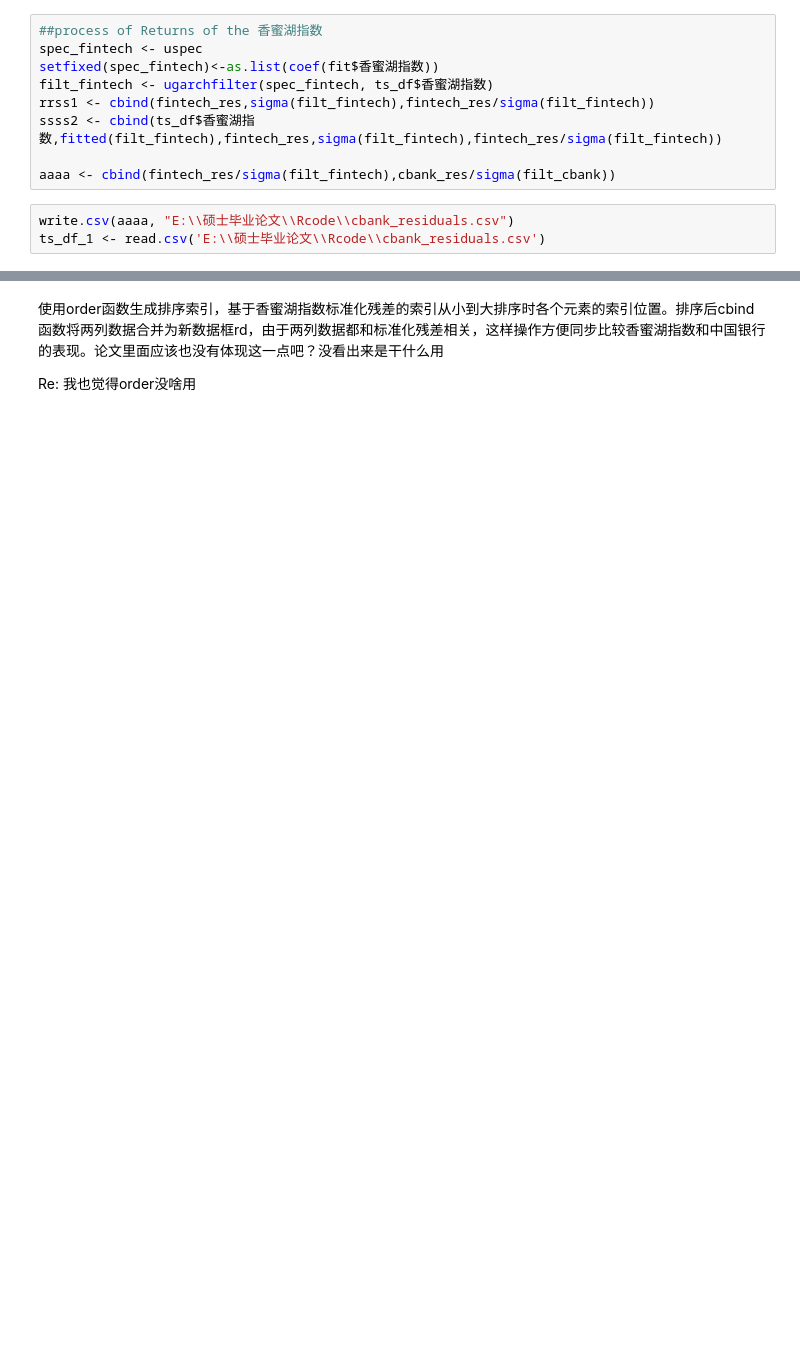
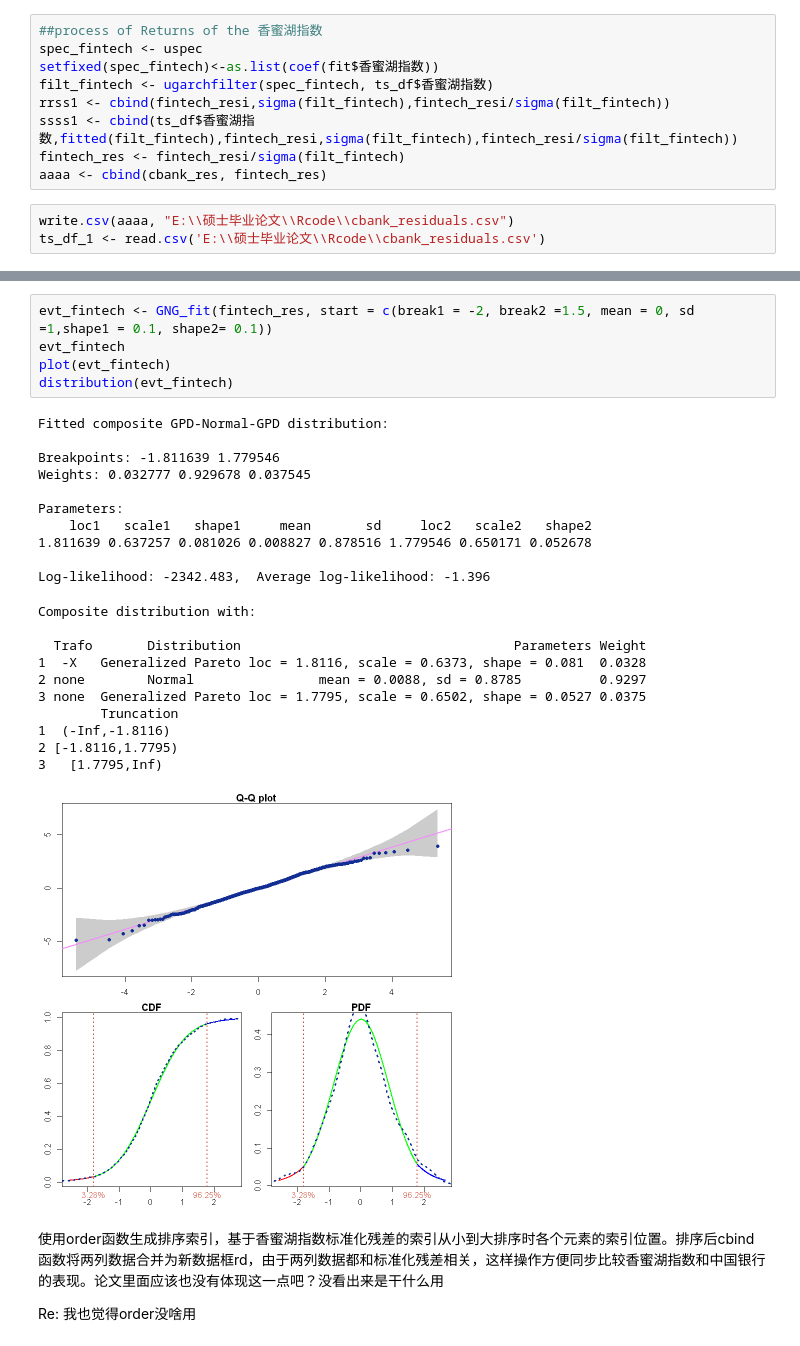
Before and after one commit to Meaquadddd/LLXcode, a Jupyter notebook: Covar1.ipynb, the cells around one changed output, grey strips where cells are left out. Drawn from its saved outputs; the diff is of its cells as text; blank space fills up the shorter version.

```diff
--- a/Covar1.ipynb
+++ b/Covar1.ipynb
@@ -150,10 +97,10 @@ ssss1
 spec_fintech <- uspec
 setfixed(spec_fintech)<-as.list(coef(fit$香蜜湖指数))
 filt_fintech <- ugarchfilter(spec_fintech, ts_df$香蜜湖指数)
-rrss1 <- cbind(fintech_res,sigma(filt_fintech),fintech_res/sigma(filt_fintech))
-ssss2 <- cbind(ts_df$香蜜湖指数,fitted(filt_fintech),fintech_res,sigma(filt_fintech),fintech_res/sigma(filt_fintech))
-
-aaaa <- cbind(fintech_res/sigma(filt_fintech),cbank_res/sigma(filt_cbank))
+rrss1 <- cbind(fintech_resi,sigma(filt_fintech),fintech_resi/sigma(filt_fintech))
+ssss1 <- cbind(ts_df$香蜜湖指数,fitted(filt_fintech),fintech_resi,sigma(filt_fintech),fintech_resi/sigma(filt_fintech))
+fintech_res <- fintech_resi/sigma(filt_fintech)
+aaaa <- cbind(cbank_res, fintech_res)
 # %%
 write.csv(aaaa, "E:\\硕士毕业论文\\Rcode\\cbank_residuals.csv")
 ts_df_1 <- read.csv('E:\\硕士毕业论文\\Rcode\\cbank_residuals.csv')
@@ -189,3 +179,30 @@ print(names(ts_df_1))
+# %%
+evt_fintech <- GNG_fit(fintech_res, start = c(break1 = -2, break2 =1.5, mean = 0, sd =1,shape1 = 0.1, shape2= 0.1))
+evt_fintech
+plot(evt_fintech)
+distribution(evt_fintech)
+# %% [output]
+Fitted composite GPD-Normal-GPD distribution:
+
+Breakpoints: -1.811639 1.779546
+Weights: 0.032777 0.929678 0.037545
+
+Parameters:
+    loc1   scale1   shape1     mean       sd     loc2   scale2   shape2
+1.811639 0.637257 0.081026 0.008827 0.878516 1.779546 0.650171 0.052678
+
+Log-likelihood: -2342.483,  Average log-likelihood: -1.396
+Composite distribution with:
+
+  Trafo       Distribution                                   Parameters Weight
+1  -X   Generalized Pareto loc = 1.8116, scale = 0.6373, shape = 0.081  0.0328
+2 none        Normal                mean = 0.0088, sd = 0.8785          0.9297
+3 none  Generalized Pareto loc = 1.7795, scale = 0.6502, shape = 0.0527 0.0375
+        Truncation
+1  (-Inf,-1.8116)
+2 [-1.8116,1.7795)
+3   [1.7795,Inf)
+[figure, added]
 # %% [markdown]
 使用order函数生成排序索引，基于香蜜湖指数标准化残差的索引从小到大排序时各个元素的索引位置。排序后cbind函数将两列数据合并为新数据框rd，由于两列数据都和标准化残差相关，这样操作方便同步比较香蜜湖指数和中国银行的表现。论文里面应该也没有体现这一点吧？没看出来是干什么用
 
```
Also changed, not shown: parts of 23 cells of this notebook.
